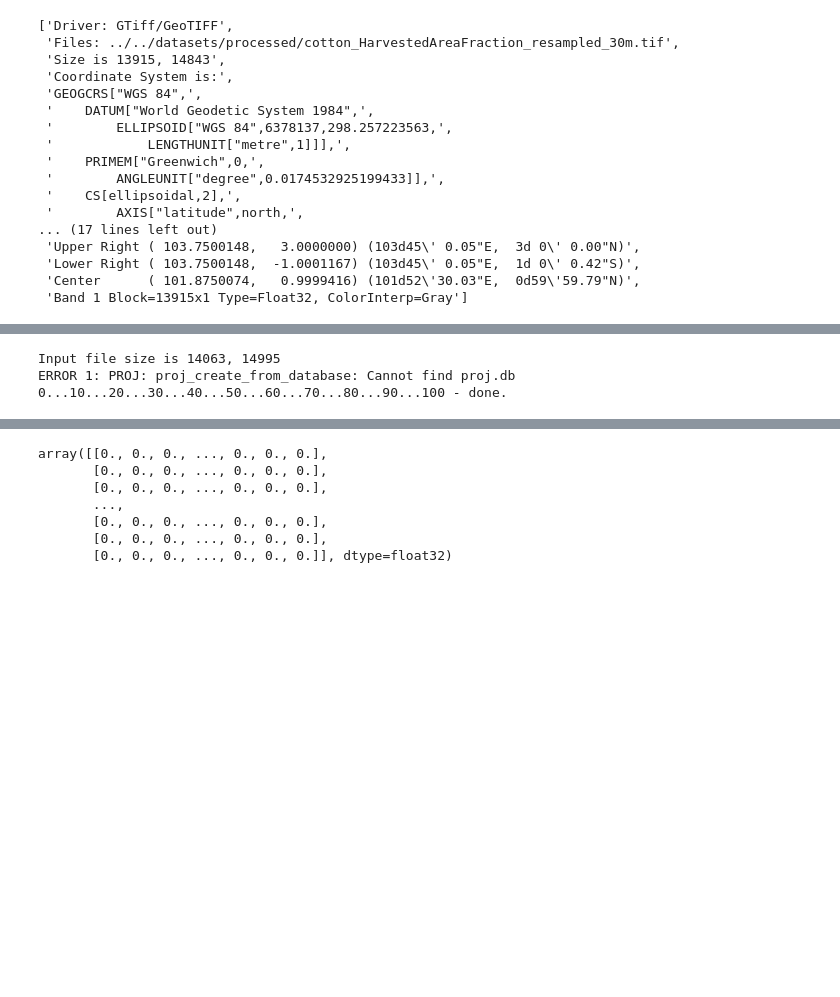
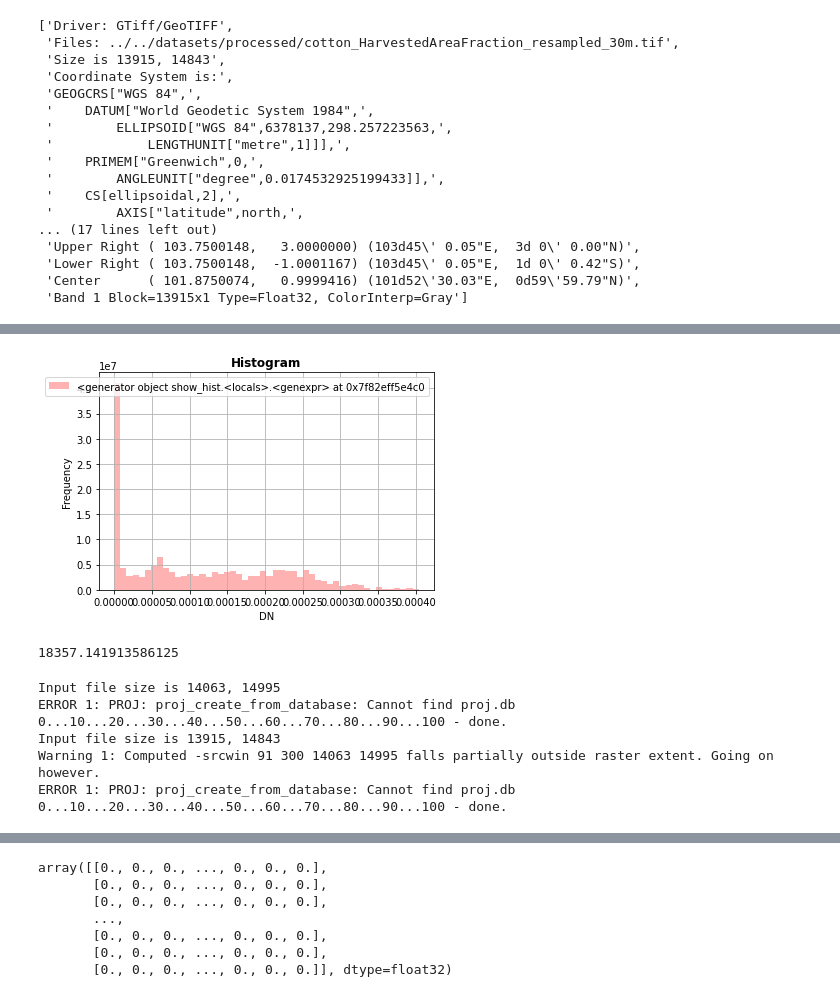
Before and after one commit to Vizzuality/landgriffon, a Jupyter notebook: data/notebooks/Lab/3_deforestation_risk.ipynb, the cells around one changed output, grey strips where cells are left out. Cells and saved outputs as stored; diff of their text form; code cells hidden in the pictures; blank space fills up the shorter version.

```diff
--- a/data/notebooks/Lab/3_deforestation_risk.ipynb
+++ b/data/notebooks/Lab/3_deforestation_risk.ipynb
@@ -398,14 +422,29 @@ with rio.open(resampled_output) as src:
+# %%
+src = rio.open(resampled_output)
+show_hist(
+    src,
+    bins=50, lw=0.0, stacked=False, alpha=0.3,
+    histtype='stepfilled', title="Histogram")
+# %% [output]
+[figure, added]
+# %%
+## Inspect total resampled area fraction
+sum(image_array[~np.isnan(image_array)])
+# %% [output]
+18357.141913586125
 # %%
 ## Had to clip both to match
 
-defor_clipped_output = '../../datasets/processed/defor_clipped_2.tif'
-clipped_output = '../../datasets/processed/cotton_HarvestedAreaFraction_clipped_2.tif'
-
-resampled_output = '../../datasets/processed/cotton_HarvestedAreaFraction_resampled_30m.tif'
-# !gdalwarp -tr 0.000269494417976 0.000269495165055 -r mode -of GTiff $defor_path $defor_clipped_output
+defor_clipped_output = '../../datasets/processed/defor_clipped.tif'
+reclipped_output = '../../datasets/processed/cotton_HarvestedAreaFraction_resampled_clipped.tif'
 
 !gdal_translate -projwin 100.0245300 2.9189000 103.8144300 -1.1221800 -of GTiff $defor_path $defor_clipped_output
+!gdal_translate -projwin 100.0245300 2.9189000 103.8144300 -1.1221800 -of GTiff $resampled_output $reclipped_output
 # %% [output]
 Input file size is 14063, 14995
 ERROR 1: PROJ: proj_create_from_database: Cannot find proj.db
 0...10...20...30...40...50...60...70...80...90...100 - done.
+Input file size is 13915, 14843
+Warning 1: Computed -srcwin 91 300 14063 14995 falls partially outside raster extent. Going on however.
+ERROR 1: PROJ: proj_create_from_database: Cannot find proj.db
+0...10...20...30...40...50...60...70...80...90...100 - done.
```
Also changed, not shown: parts of 32 cells of this notebook, 1 other file.
